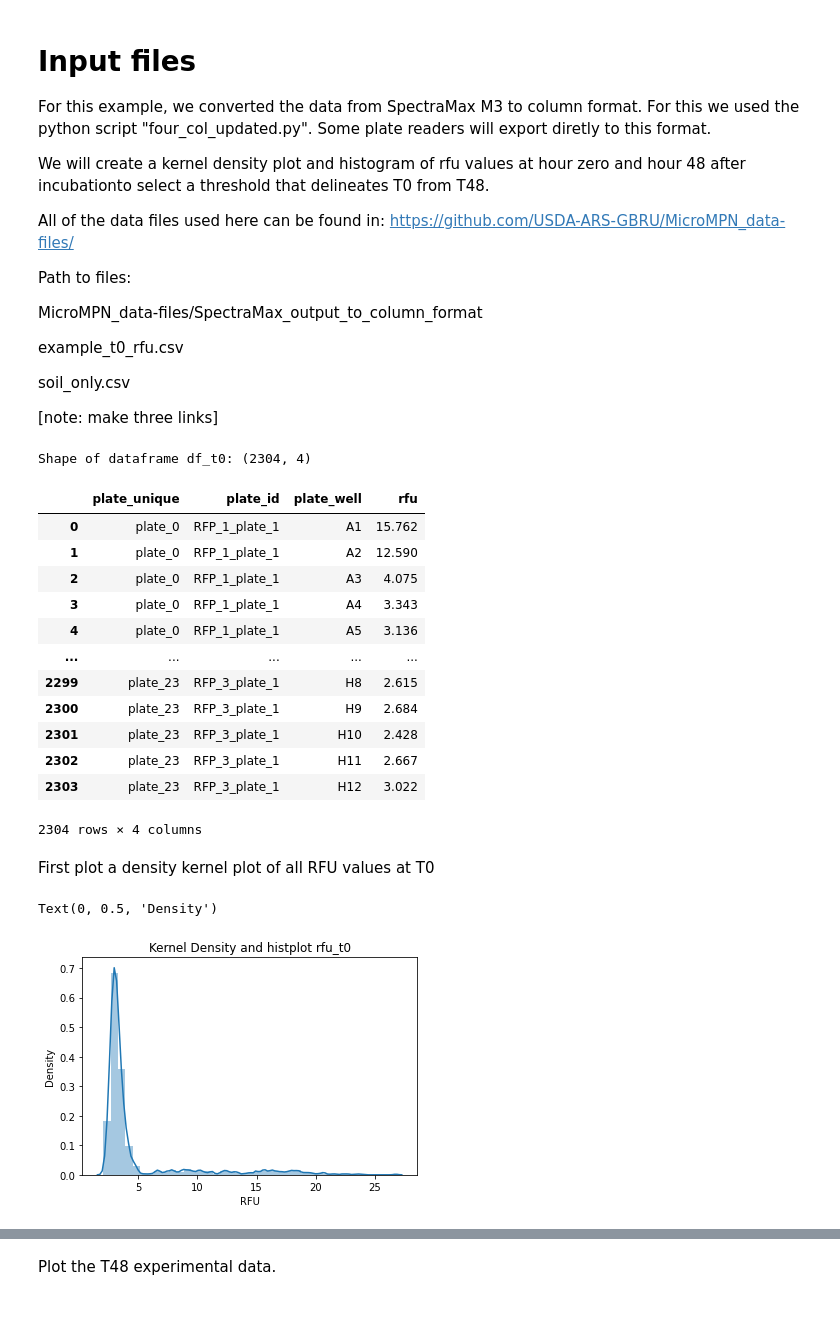
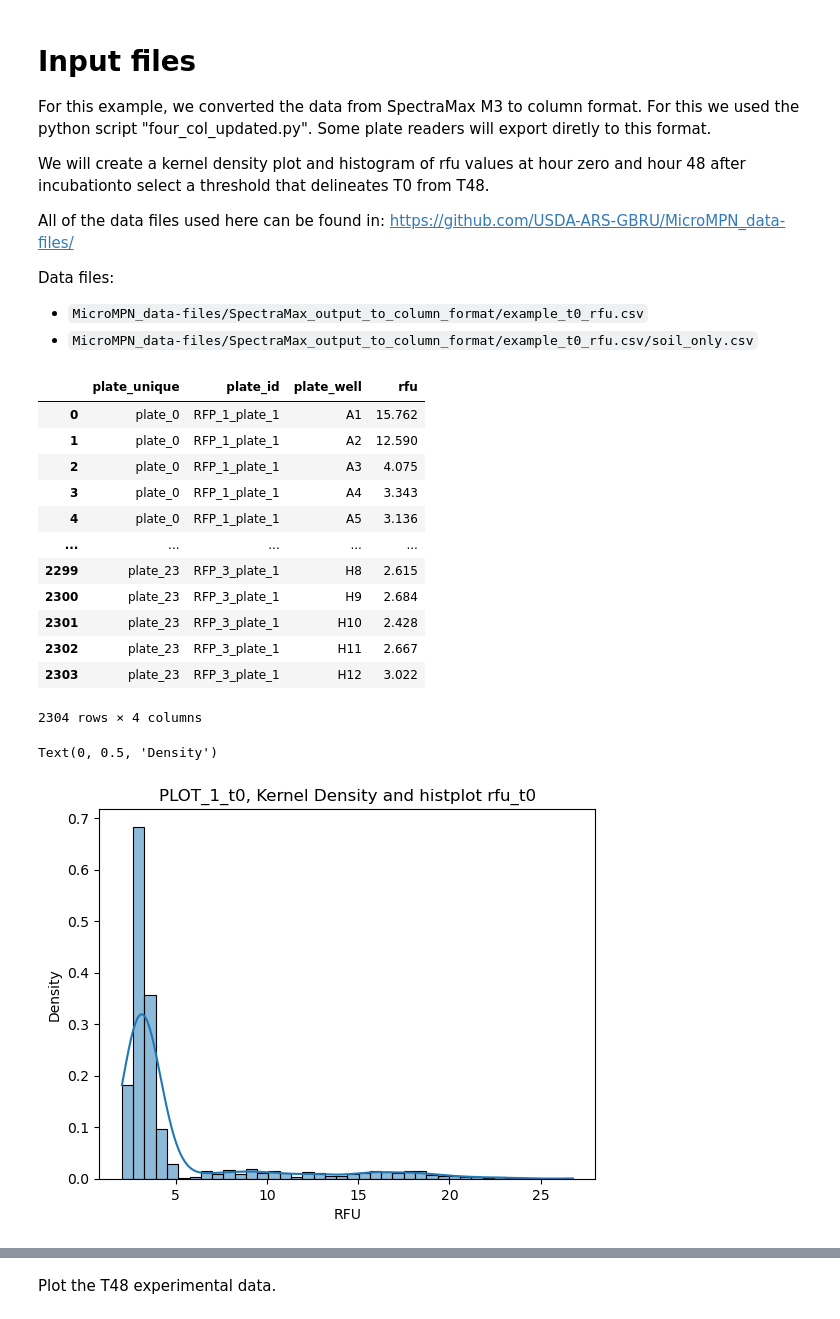
Before and after one commit to USDA-ARS-GBRU/MicroMPN_data-files, a Jupyter notebook: Determining_Threshold_AR.ipynb, the cells around one changed output, grey strips where cells are left out. Cells and saved outputs as stored; diff of their text form; code cells hidden in the pictures.

Commit message:
Simplified plots

```diff
--- a/Determining_Threshold_AR.ipynb
+++ b/Determining_Threshold_AR.ipynb
@@ -18,15 +18,10 @@ We will create a kernel density plot and histogram of rfu values at hour zero an
 All of the data files used here can be found in:
 https://github.com/USDA-ARS-GBRU/MicroMPN_data-files/
 
-Path to files:
+Data files:
 
-MicroMPN_data-files/SpectraMax_output_to_column_format
-
-example_t0_rfu.csv
-
-soil_only.csv
-
-[note: make three links]
+* `MicroMPN_data-files/SpectraMax_output_to_column_format/example_t0_rfu.csv`
+* `MicroMPN_data-files/SpectraMax_output_to_column_format/example_t0_rfu.csv/soil_only.csv`
 # %%
 import seaborn as sns
 import matplotlib.pyplot as plt
@@ -36,35 +34,31 @@ import itertools
 # %%
 # import T0 data file
-df_t0 = pd.read_csv('example_t0_rfu.csv')
-print("Shape of dataframe df_t0:", df_t0.shape)
+
+df_t0 = pd.read_csv('SpectraMax_output_to_column_format/example_t0_rfu.csv')
+df_t0
 # %% [output]
+|  | plate_unique | plate_id | plate_well | rfu |
+| 0 | plate_0 | RFP_1_plate_1 | A1 | 15.762 |
+| 1 | plate_0 | RFP_1_plate_1 | A2 | 12.590 |
+| 2 | plate_0 | RFP_1_plate_1 | A3 | 4.075 |
+| 3 | plate_0 | RFP_1_plate_1 | A4 | 3.343 |
+| 4 | plate_0 | RFP_1_plate_1 | A5 | 3.136 |
+| ... | ... | ... | ... | ... |
+| 2299 | plate_23 | RFP_3_plate_1 | H8 | 2.615 |
+| 2300 | plate_23 | RFP_3_plate_1 | H9 | 2.684 |
+| 2301 | plate_23 | RFP_3_plate_1 | H10 | 2.428 |
+| 2302 | plate_23 | RFP_3_plate_1 | H11 | 2.667 |
+| 2303 | plate_23 | RFP_3_plate_1 | H12 | 3.022 |
-Shape of dataframe df_t0: (2304, 4)
+2304 rows × 4 columns
-# %%
-df_t0
-# %% [output]
-|  | plate_unique | plate_id | plate_well | rfu |
-| 0 | plate_0 | RFP_1_plate_1 | A1 | 15.762 |
-| 1 | plate_0 | RFP_1_plate_1 | A2 | 12.590 |
-| 2 | plate_0 | RFP_1_plate_1 | A3 | 4.075 |
-| 3 | plate_0 | RFP_1_plate_1 | A4 | 3.343 |
-| 4 | plate_0 | RFP_1_plate_1 | A5 | 3.136 |
-| ... | ... | ... | ... | ... |
-| 2299 | plate_23 | RFP_3_plate_1 | H8 | 2.615 |
-| 2300 | plate_23 | RFP_3_plate_1 | H9 | 2.684 |
-| 2301 | plate_23 | RFP_3_plate_1 | H10 | 2.428 |
-| 2302 | plate_23 | RFP_3_plate_1 | H11 | 2.667 |
-| 2303 | plate_23 | RFP_3_plate_1 | H12 | 3.022 |
-2304 rows × 4 columns
-# %% [markdown]
-First plot a density kernel plot of all RFU values at T0
 # %%
 # PLOT_1_t0
 # Plot a density kernel and histogram of all the data
-sns.distplot(df_t0["rfu"],bins = 40, kde=True)
-plt.title('Kernel Density and histplot rfu_t0')
+
+sns.histplot(df_t0["rfu"], kde=True, bins=40, stat="density")
+plt.title('PLOT_1_t0, Kernel Density and histplot rfu_t0')
 plt.xlabel("RFU")
 plt.ylabel('Density')
 # %% [output]
 Text(0, 0.5, 'Density')
-[figure, old version]
+[figure, new version]
 # %% [markdown]
```
Also changed, not shown: parts of 24 cells of this notebook.
